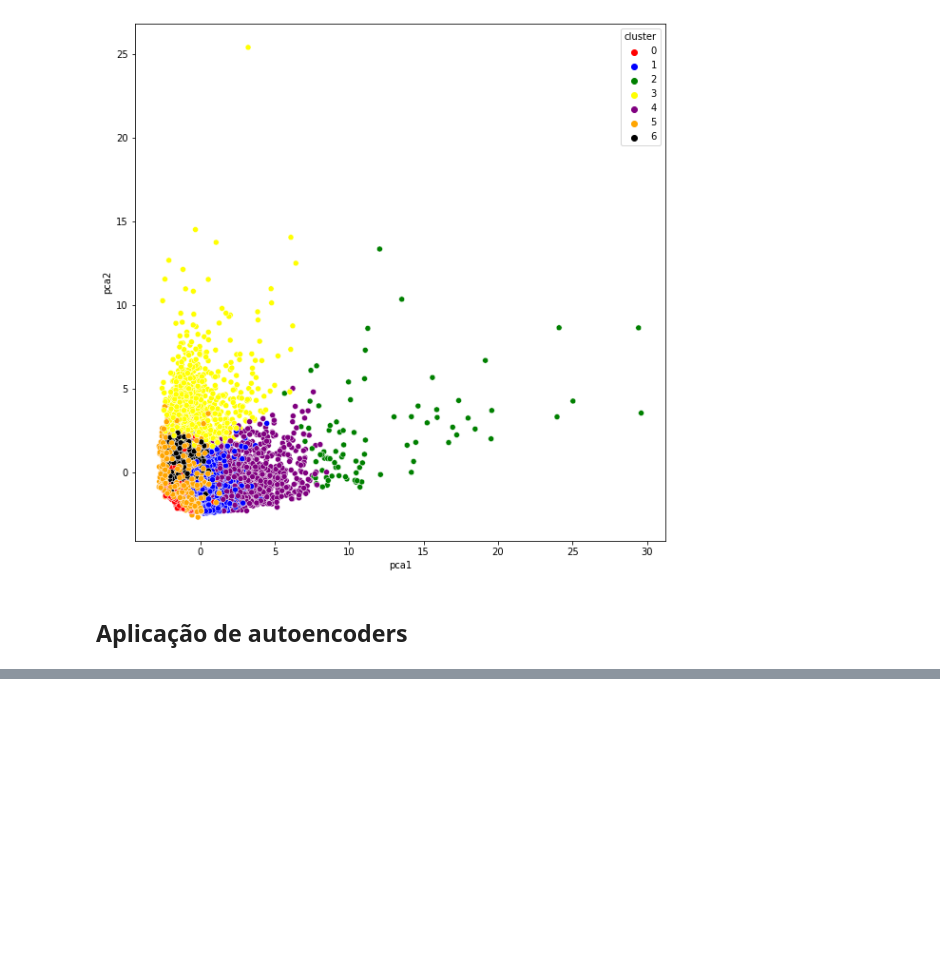
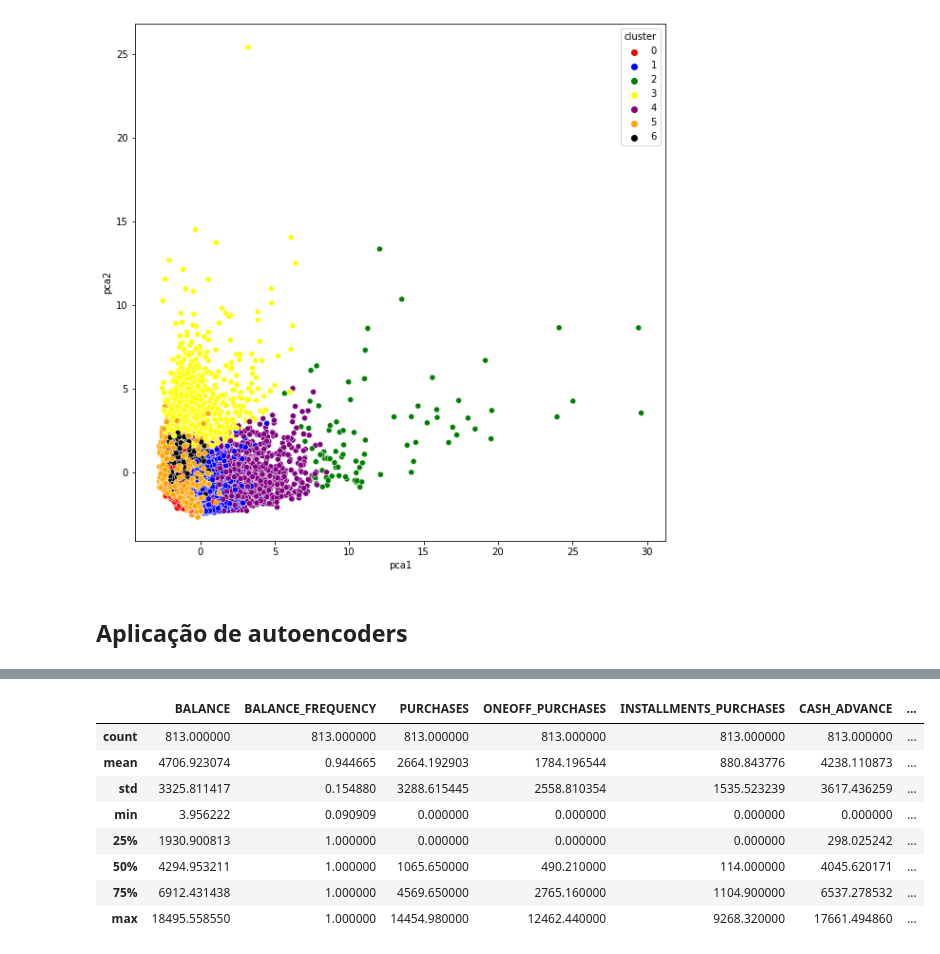
Before and after one commit to Vinicius-Luiz/ciencia_dados_para_empresas, a Jupyter notebook: MARKETING/Departamento_de_Marketing_Agrupamentos_definidos.ipynb, the cells around one changed output, grey strips where cells are left out. Saved outputs shown, nothing was run; the diff lists cells and outputs as text; code cells hidden in the pictures; blank space fills up the shorter version.

```diff
--- a/MARKETING/Departamento_de_Marketing_Agrupamentos_definidos.ipynb
+++ b/MARKETING/Departamento_de_Marketing_Agrupamentos_definidos.ipynb
@@ -88,0 +231,12 @@ sns.scatterplot(x = 'pca1', y = 'pca2', hue = 'cluster', data = pca_df, palette
+# %%
+df_cluster_1.describe()
+# %% [output]
+|  | BALANCE | BALANCE_FREQUENCY | PURCHASES | ONEOFF_PURCHASES | INSTALLMENTS_PURCHASES | CASH_ADVANCE | ... |
+| count | 813.000000 | 813.000000 | 813.000000 | 813.000000 | 813.000000 | 813.000000 | ... |
+| mean | 4706.923074 | 0.944665 | 2664.192903 | 1784.196544 | 880.843776 | 4238.110873 | ... |
+| std | 3325.811417 | 0.154880 | 3288.615445 | 2558.810354 | 1535.523239 | 3617.436259 | ... |
+| min | 3.956222 | 0.090909 | 0.000000 | 0.000000 | 0.000000 | 0.000000 | ... |
+| 25% | 1930.900813 | 1.000000 | 0.000000 | 0.000000 | 0.000000 | 298.025242 | ... |
+| 50% | 4294.953211 | 1.000000 | 1065.650000 | 490.210000 | 114.000000 | 4045.620171 | ... |
+| 75% | 6912.431438 | 1.000000 | 4569.650000 | 2765.160000 | 1104.900000 | 6537.278532 | ... |
+| max | 18495.558550 | 1.000000 | 14454.980000 | 12462.440000 | 9268.320000 | 17661.494860 | ... |
```
Also changed, not shown: parts of 22 cells of this notebook.
